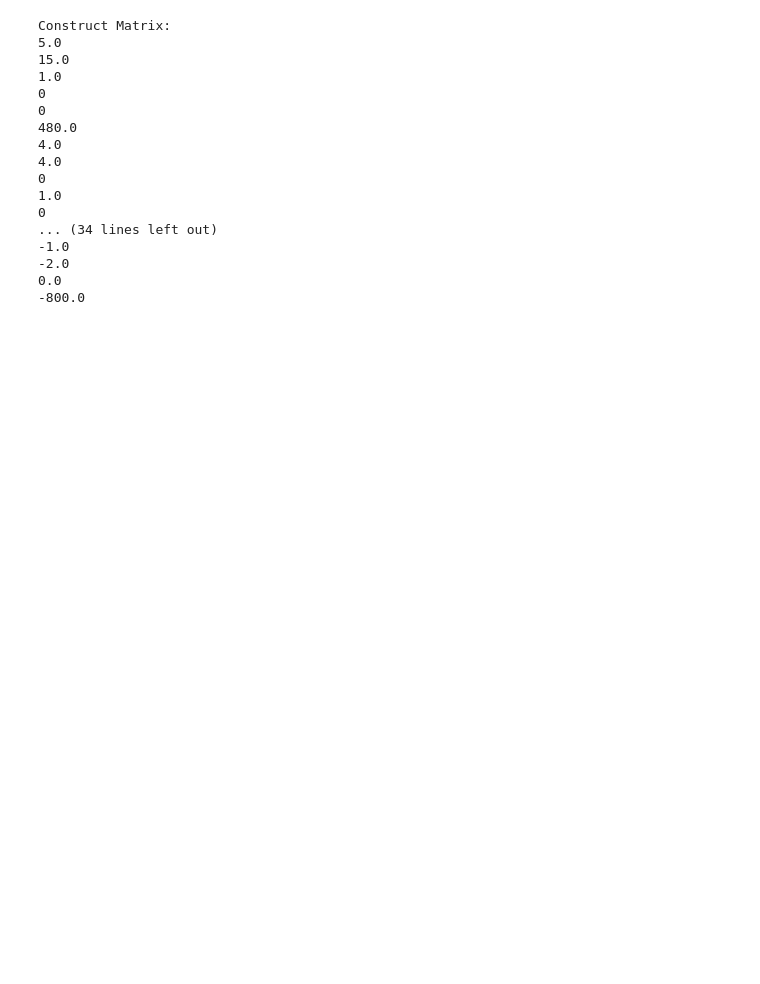
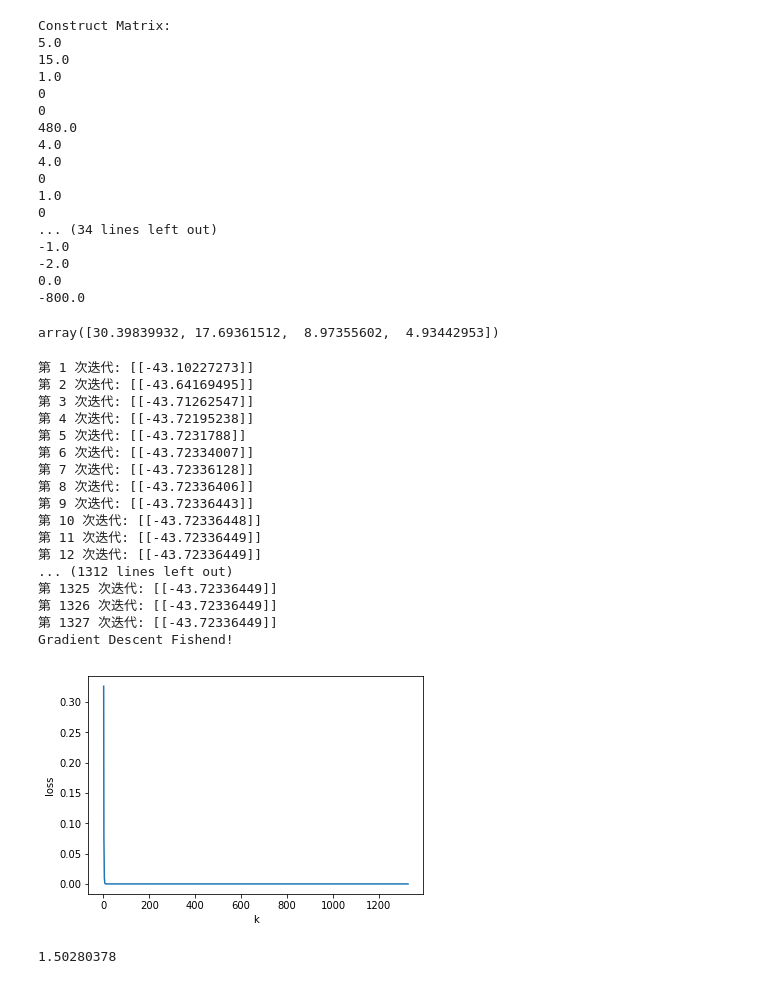
Before and after one commit to MisaYan/Once_Code, a Jupyter notebook: 线性约束优化问题.ipynb, the cells around one changed output. Saved outputs shown, nothing was run; the diff lists cells and outputs as text; code cells hidden in the pictures; blank space fills up the shorter version.

```diff
--- a/线性约束优化问题.ipynb
+++ b/线性约束优化问题.ipynb
@@ -132,3 +132,78 @@ Construct Matrix:
 -2.0
 0.0
 -800.0
+# %%
+A = np.array([[14,  5, -3, -5],
+       [ 5, 10, -7, -5],
+       [-3, -7, 24,  2],
+       [-5, -5,  2, 14]])
+B = np.linalg.eigvals(A)
+B
+# %% [output]
+array([30.39839932, 17.69361512,  8.97355602,  4.93442953])
+# %%
+#最速下降法
+import numpy as np
+import matplotlib.pyplot as plt
+
+def SteepestDescent(A, x, b):
+    global x_all, k_all
+    x_all = []
+    k_all = []
+    k = 0
+    gradient = np.dot(A, x) - b
+
+    while True:
+        k +=1
+        alpha = np.dot(gradient.T, gradient) / np.dot(np.dot(gradient.T, A), gradient)
+        old_x = x
+        x = old_x - alpha * gradient
+        gradient = np.dot(A, x) - b
+        f = 1/2 * np.dot(np.dot(x.T,A),x) - np.dot(b.T, x)
+        print("第",k,"次迭代:",f)
+        x_all.append(x)
+        k_all.append(k)
+        if k> 1326:
+            print("Gradient Descent Fishend!")
+            return x
+
+A = np.array([[44,-9],
+             [-9,14]])
+
+x = np.array([[1,1]]).T
+b = np.array([[54,5]]).T
+SteepestDescent(A, x, b)
+
+loss_all = []
+
+for x in x_all:
+    loss = np.linalg.norm(x - x_all[-1])
+    loss_all.append(loss)
+
+plt.plot(k_all, loss_all)
+plt.xlabel("k")
+plt.ylabel("loss")
+plt.savefig('SteepestDescent.png')
+# %% [output]
+第 1 次迭代: [[-43.10227273]]
+第 2 次迭代: [[-43.64169495]]
+第 3 次迭代: [[-43.71262547]]
+第 4 次迭代: [[-43.72195238]]
+第 5 次迭代: [[-43.7231788]]
+第 6 次迭代: [[-43.72334007]]
+第 7 次迭代: [[-43.72336128]]
+第 8 次迭代: [[-43.72336406]]
+第 9 次迭代: [[-43.72336443]]
+第 10 次迭代: [[-43.72336448]]
+第 11 次迭代: [[-43.72336449]]
+第 12 次迭代: [[-43.72336449]]
+... (1312 lines left out)
+第 1325 次迭代: [[-43.72336449]]
+第 1326 次迭代: [[-43.72336449]]
+第 1327 次迭代: [[-43.72336449]]
+Gradient Descent Fishend!
+[figure, added]
+# %%
+3-1.49719622
+# %% [output]
+1.50280378
```
Also changed, not shown: 3 other files.
